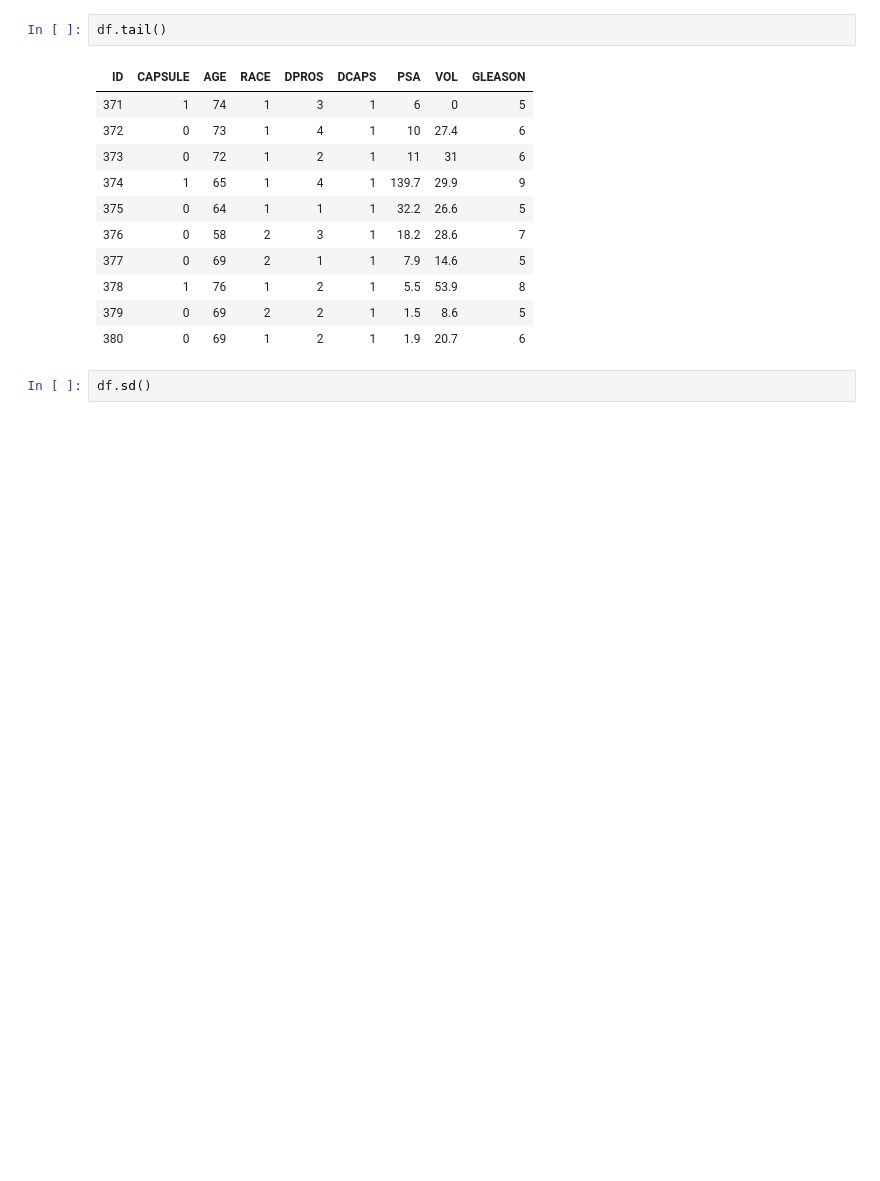
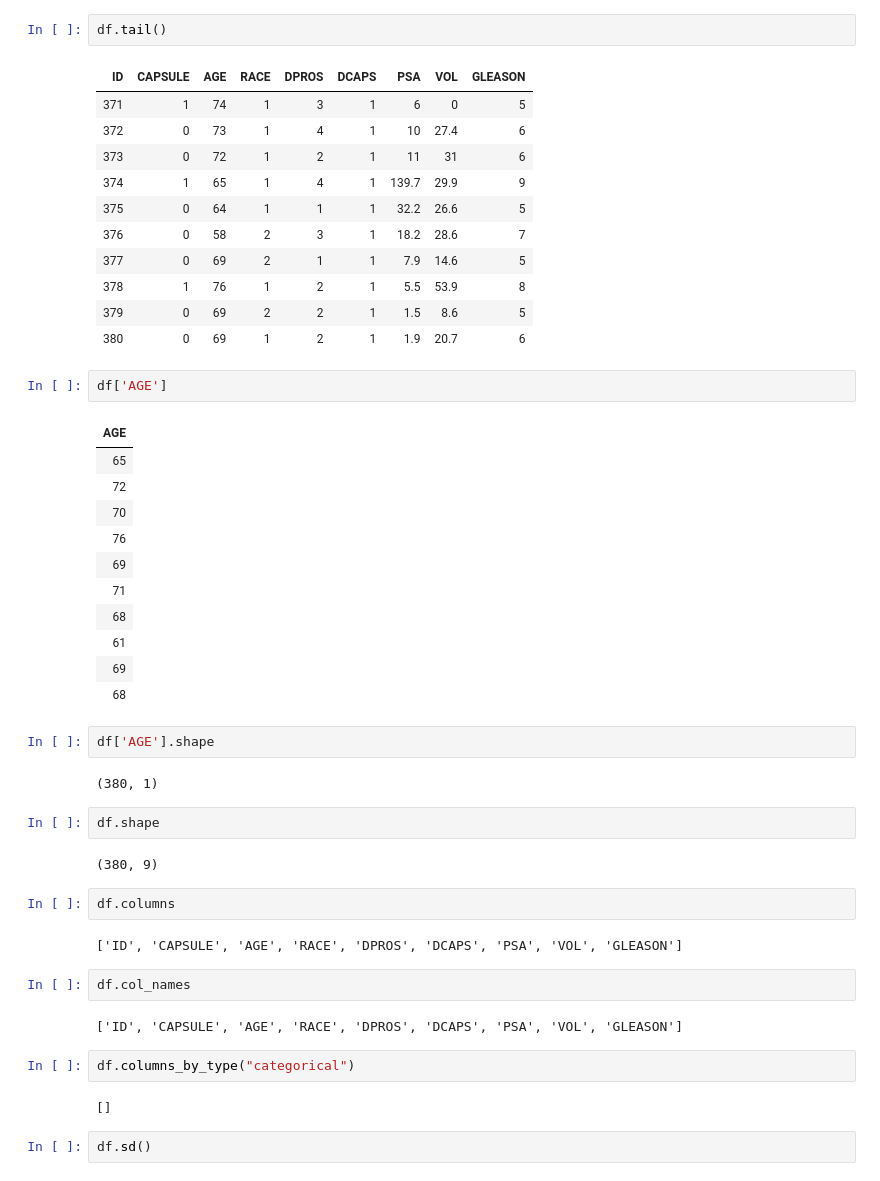
Before and after one commit to davidwhiting/aquarium_h2o3_sw, a Jupyter notebook: contents/develop/working/prostate/prostate_full_modeling_exercise_prerun.ipynb, the cells around one changed output. Saved outputs shown, nothing was run; the diff lists cells and outputs as text; blank space fills up the shorter version.

```diff
--- a/contents/develop/working/prostate/prostate_full_modeling_exercise_prerun.ipynb
+++ b/contents/develop/working/prostate/prostate_full_modeling_exercise_prerun.ipynb
@@ -162,6 +162,40 @@ df.tail()
 | 378 | 1 | 76 | 1 | 2 | 1 | 5.5 | 53.9 | 8 |
 | 379 | 0 | 69 | 2 | 2 | 1 | 1.5 | 8.6 | 5 |
 | 380 | 0 | 69 | 1 | 2 | 1 | 1.9 | 20.7 | 6 |
+# %%
+df['AGE']
+# %% [output]
+| AGE |
+| 65 |
+| 72 |
+| 70 |
+| 76 |
+| 69 |
+| 71 |
+| 68 |
+| 61 |
+| 69 |
+| 68 |
+# %%
+df['AGE'].shape
+# %% [output]
+(380, 1)
+# %%
+df.shape
+# %% [output]
+(380, 9)
+# %%
+df.columns
+# %% [output]
+['ID', 'CAPSULE', 'AGE', 'RACE', 'DPROS', 'DCAPS', 'PSA', 'VOL', 'GLEASON']
+# %%
+df.col_names
+# %% [output]
+['ID', 'CAPSULE', 'AGE', 'RACE', 'DPROS', 'DCAPS', 'PSA', 'VOL', 'GLEASON']
+# %%
+df.columns_by_type("categorical")
+# %% [output]
+[]
 # %%
 df.sd()
 # %% [output]
```
Also changed, not shown: parts of 7 cells of this notebook, 1 other file.
